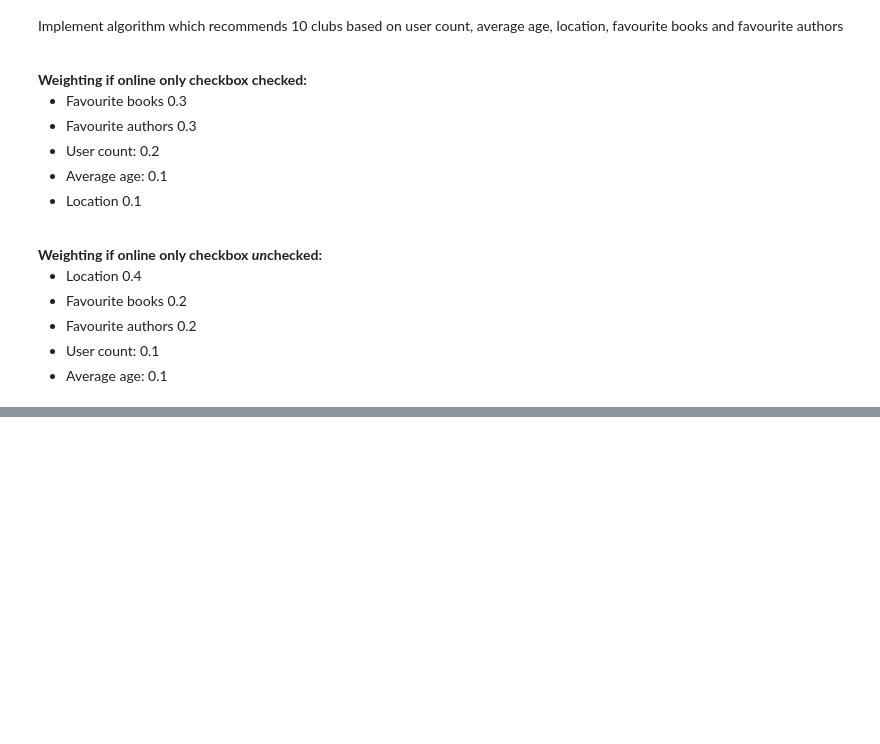
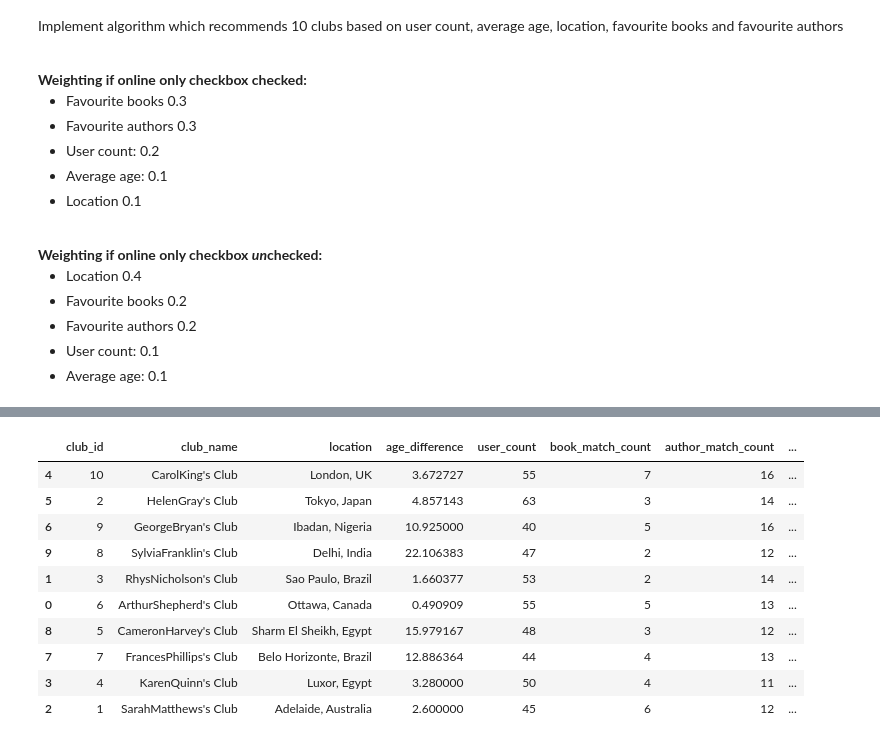
Before and after one commit to laurenceandrews/auguread, a Jupyter notebook: clubs/club-to-user-recommender/club-to-user-recommender.ipynb, the cells around one changed output, grey strips where cells are left out. Saved outputs shown, nothing was run; the diff lists cells and outputs as text; code cells hidden in the pictures; blank space fills up the shorter version.

```diff
--- a/clubs/club-to-user-recommender/club-to-user-recommender.ipynb
+++ b/clubs/club-to-user-recommender/club-to-user-recommender.ipynb
@@ -350,6 +376,6 @@ author_4_matches_df = club_favourite_books_df[club_favourite_books_df.apply(get_
 author_4_matches_df['author_fuzzy_match_score'] = club_favourite_books_df.apply(get_ratio, axis=1)
 
 all_author_matches_df = pd.concat([author_0_matches_df, author_1_matches_df, author_2_matches_df, author_3_matches_df, author_4_matches_df])
-all_author_matches_df = all_book_matches_df.sort_values('author_fuzzy_match_score', ascending=False)
+all_author_matches_df = all_author_matches_df.sort_values('author_fuzzy_match_score', ascending=False)
 all_author_matches_df
 # %% [output]
@@ -358,7 +396,8 @@ KeyError: 'author_fuzzy_match_score'
 # Return a list of clubs in order of which have the most matching favourite authors with the user
 
 club_average_author_match_df = all_author_matches_df.groupby(['club_id', 'name'])['author_fuzzy_match_score'] \
-    .count().reset_index(name = 'match_count') \
-    .sort_values('match_count', ascending=False)
+    .count().reset_index(name = 'author_match_count') \
+    .sort_values('author_match_count', ascending=False) \
+    .rename(columns={'name':'club_author_name'})
 club_average_author_match_df
 # %% [output]
@@ -385,3 +434,20 @@ favourite books and favourite authors</p>
 <li>User count: 0.1</li>
 <li>Average age: 0.1</li>
 </ul>
+# %%
+# Get all columns into one dataframe
+
+# Location: average_club_age_difference_df
+# Age difference: average_club_age_difference_df
+# User count: club_user_count_df
+# Favourite books: club_average_book_match_df
+# Favourite authors: club_average_author_match_df
+from functools import reduce
+
+best_clubs_df = [average_club_age_difference_df, club_user_count_df, club_average_book_match_df, club_average_author_match_df]
+
+best_clubs_df = reduce(lambda left,right: pd.merge(left,right,on='club_id'), best_clubs_df)
+best_clubs_df = best_clubs_df[['club_id', 'club_author_name', 'location', 'age_difference', 'user_count', 'book_match_count', 'author_match_count']]
+best_clubs_df = best_clubs_df.rename(columns={'club_author_name':'club_name'})
+
+best_clubs_df
@@ -387,0 +466,19 @@ favourite books and favourite authors</p>
+# %%
+# Order based on equal weighting
+
+best_clubs_df['order'] = best_clubs_df.rank().sum(axis=1)
+best_clubs_df.sort_values('order', inplace=True, ascending=False)
+
+best_clubs_df
+# %% [output]
+|  | club_id | club_name | location | age_difference | user_count | book_match_count | author_match_count | ... |
+| 4 | 10 | CarolKing's Club | London, UK | 3.672727 | 55 | 7 | 16 | ... |
+| 5 | 2 | HelenGray's Club | Tokyo, Japan | 4.857143 | 63 | 3 | 14 | ... |
+| 6 | 9 | GeorgeBryan's Club | Ibadan, Nigeria | 10.925000 | 40 | 5 | 16 | ... |
+| 9 | 8 | SylviaFranklin's Club | Delhi, India | 22.106383 | 47 | 2 | 12 | ... |
+| 1 | 3 | RhysNicholson's Club | Sao Paulo, Brazil | 1.660377 | 53 | 2 | 14 | ... |
+| 0 | 6 | ArthurShepherd's Club | Ottawa, Canada | 0.490909 | 55 | 5 | 13 | ... |
+| 8 | 5 | CameronHarvey's Club | Sharm El Sheikh, Egypt | 15.979167 | 48 | 3 | 12 | ... |
+| 7 | 7 | FrancesPhillips's Club | Belo Horizonte, Brazil | 12.886364 | 44 | 4 | 13 | ... |
+| 3 | 4 | KarenQuinn's Club | Luxor, Egypt | 3.280000 | 50 | 4 | 11 | ... |
+| 2 | 1 | SarahMatthews's Club | Adelaide, Australia | 2.600000 | 45 | 6 | 12 | ... |
```
Also changed, not shown: parts of 8 cells of this notebook.
